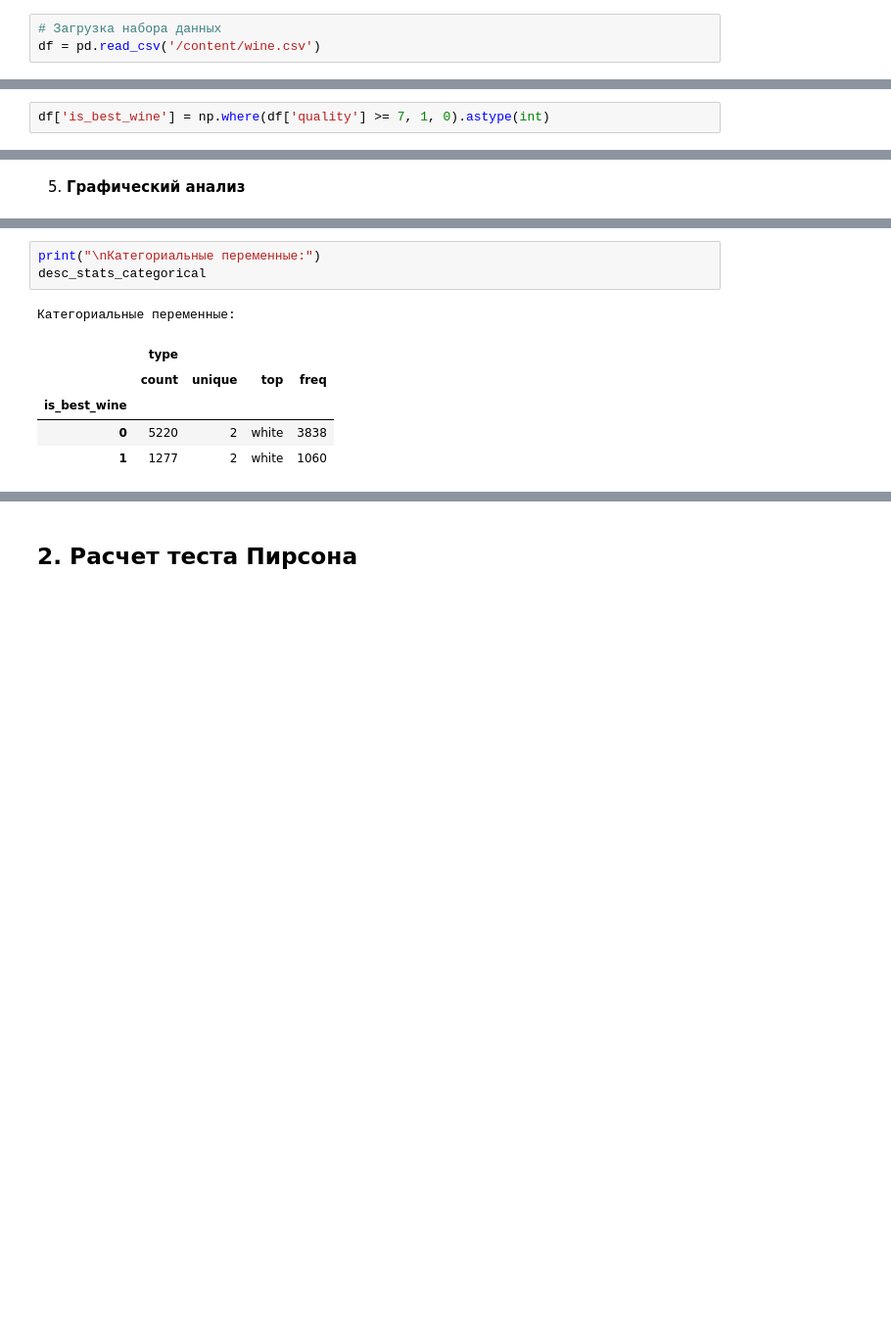
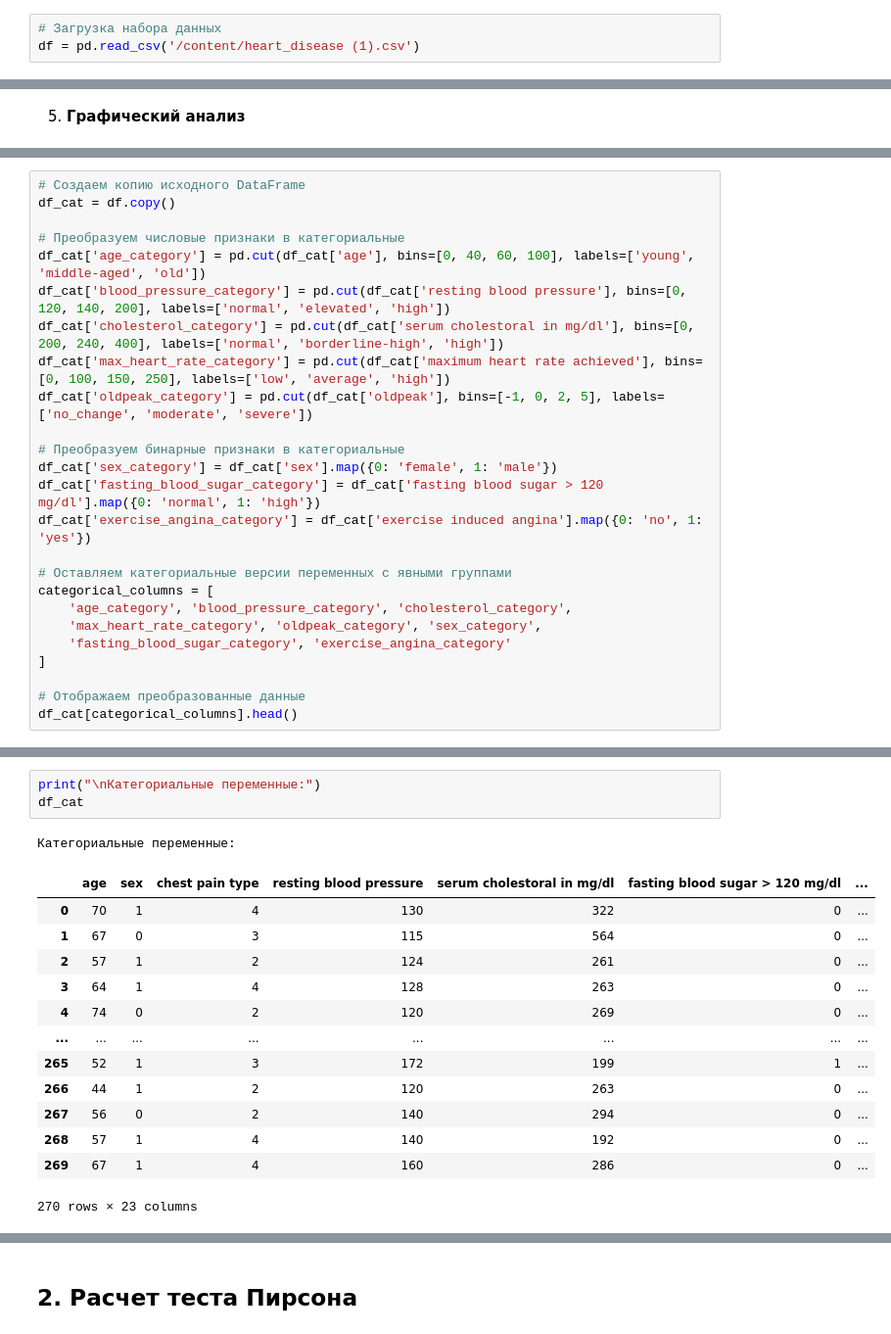
Before and after one commit to Lazar186/Borisovik, a Jupyter notebook: Копия_блокнота_"Практика_2_ipynb".ipynb, the cells around one changed output, grey strips where cells are left out. Shown at 98% size. Cells and saved outputs as stored; diff of their text form; blank space fills up the shorter version.

````diff
--- a/Копия_блокнота_"Практика_2_ipynb".ipynb
+++ b/Копия_блокнота_"Практика_2_ipynb".ipynb
@@ -54,7 +54,7 @@ Requirement already satisfied: six>=1.5 in /usr/local/lib/python3.10/dist-packag
 2. **Загружаем набор данных:**
 # %%
 # Загрузка набора данных
-df = pd.read_csv('/content/wine.csv')
+df = pd.read_csv('/content/heart_disease (1).csv')
 # %%
 df
 # %% [output]
@@ -232,5 +309,3 @@ dtype: int64
 ⏰ В качестве целевой выбираем категориальную переменную, либо превращаем числовую в категориальное
 
 ```В моем датасете была выбрана целевая переменная is_best_wine -> которая была преобразована из quality (если качество >= 7, то вино считается лучшим, иначе не лучшее)```
-# %%
-df['is_best_wine'] = np.where(df['quality'] >= 7, 1, 0).astype(int)
@@ -318,0 +482,25 @@ desc_stats_categorical = df.groupby('is_best_wine')[df.select_dtypes(include=['o
+# %%
+# Создаем копию исходного DataFrame
+df_cat = df.copy()
+
+# Преобразуем числовые признаки в категориальные
+df_cat['age_category'] = pd.cut(df_cat['age'], bins=[0, 40, 60, 100], labels=['young', 'middle-aged', 'old'])
+df_cat['blood_pressure_category'] = pd.cut(df_cat['resting blood pressure'], bins=[0, 120, 140, 200], labels=['normal', 'elevated', 'high'])
+df_cat['cholesterol_category'] = pd.cut(df_cat['serum cholestoral in mg/dl'], bins=[0, 200, 240, 400], labels=['normal', 'borderline-high', 'high'])
+df_cat['max_heart_rate_category'] = pd.cut(df_cat['maximum heart rate achieved'], bins=[0, 100, 150, 250], labels=['low', 'average', 'high'])
+df_cat['oldpeak_category'] = pd.cut(df_cat['oldpeak'], bins=[-1, 0, 2, 5], labels=['no_change', 'moderate', 'severe'])
+
+# Преобразуем бинарные признаки в категориальные
+df_cat['sex_category'] = df_cat['sex'].map({0: 'female', 1: 'male'})
+df_cat['fasting_blood_sugar_category'] = df_cat['fasting blood sugar > 120 mg/dl'].map({0: 'normal', 1: 'high'})
+df_cat['exercise_angina_category'] = df_cat['exercise induced angina'].map({0: 'no', 1: 'yes'})
+
+# Оставляем категориальные версии переменных с явными группами
+categorical_columns = [
+    'age_category', 'blood_pressure_category', 'cholesterol_category',
+    'max_heart_rate_category', 'oldpeak_category', 'sex_category',
+    'fasting_blood_sugar_category', 'exercise_angina_category'
+]
+
+# Отображаем преобразованные данные
+df_cat[categorical_columns].head()
@@ -343,10 +593,18 @@ is_best_wine
 # %%
 print("\nКатегориальные переменные:")
-desc_stats_categorical
+df_cat
 # %% [output]
 Категориальные переменные:
-|  | type |  |  |  |
-|  | count | unique | top | freq |
-| is_best_wine |  |  |  |  |
-| 0 | 5220 | 2 | white | 3838 |
-| 1 | 1277 | 2 | white | 1060 |
+|  | age | sex | chest pain type | resting blood pressure | serum cholestoral in mg/dl | fasting blood sugar > 120 mg/dl | ... |
+| 0 | 70 | 1 | 4 | 130 | 322 | 0 | ... |
+| 1 | 67 | 0 | 3 | 115 | 564 | 0 | ... |
+| 2 | 57 | 1 | 2 | 124 | 261 | 0 | ... |
+| 3 | 64 | 1 | 4 | 128 | 263 | 0 | ... |
+| 4 | 74 | 0 | 2 | 120 | 269 | 0 | ... |
+| ... | ... | ... | ... | ... | ... | ... | ... |
+| 265 | 52 | 1 | 3 | 172 | 199 | 1 | ... |
+| 266 | 44 | 1 | 2 | 120 | 263 | 0 | ... |
+| 267 | 56 | 0 | 2 | 140 | 294 | 0 | ... |
+| 268 | 57 | 1 | 4 | 140 | 192 | 0 | ... |
+| 269 | 67 | 1 | 4 | 160 | 286 | 0 | ... |
+270 rows × 23 columns
````
Also changed, not shown: parts of 38 cells of this notebook.
